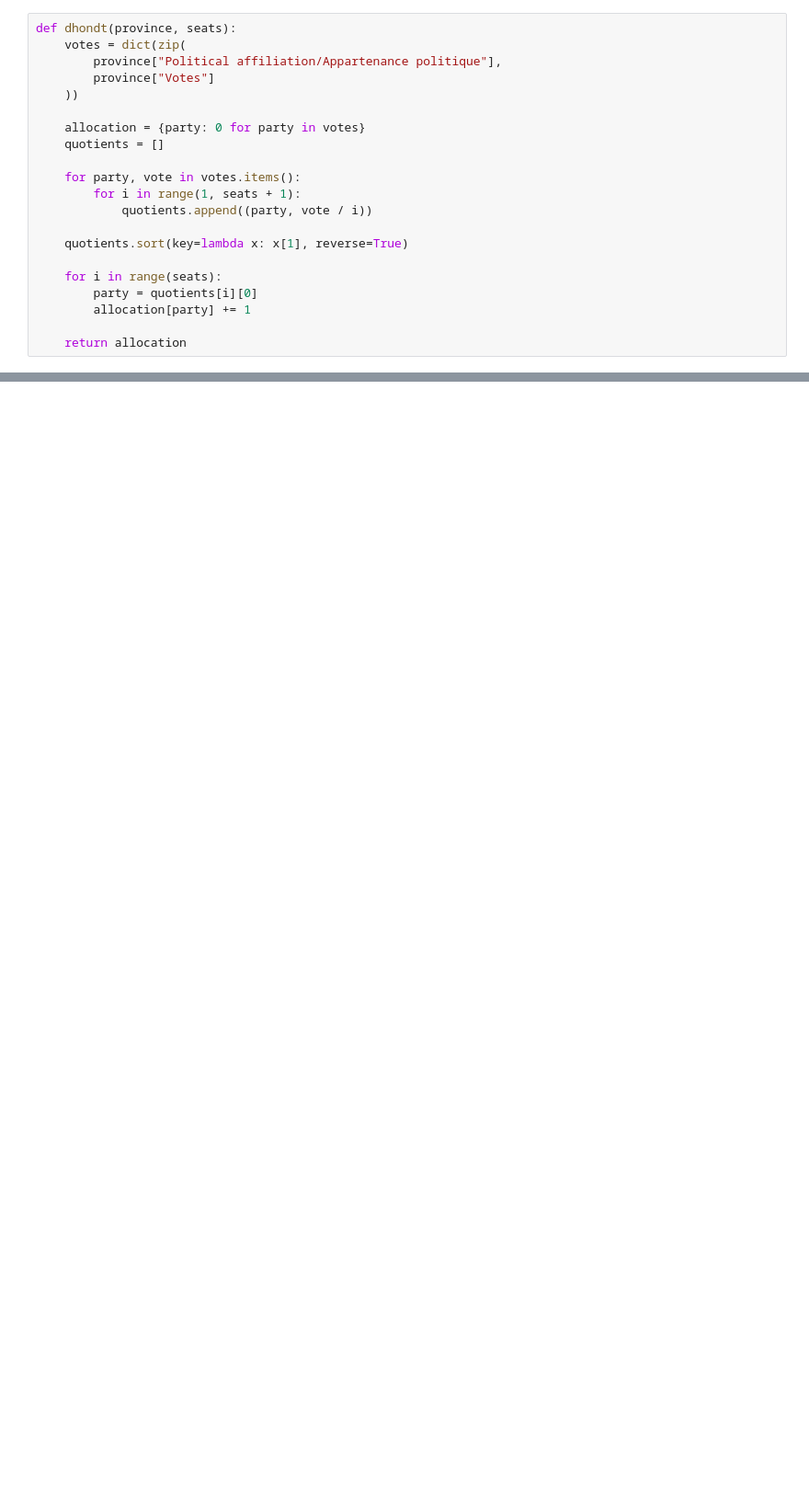
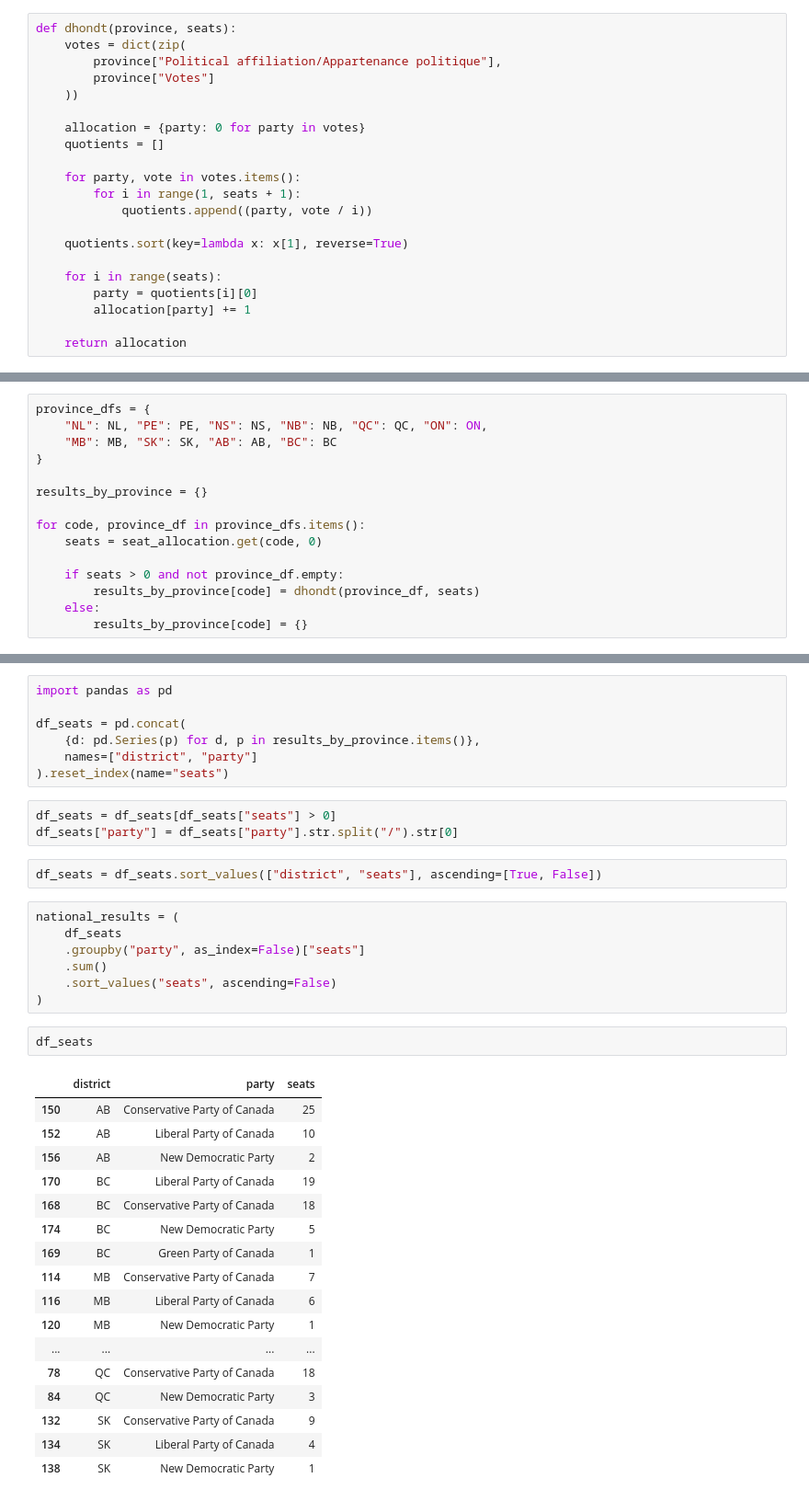
Before and after one commit to nervoustechie/canada-electoral-analysis, a Jupyter notebook: ElectoralAnalysis.ipynb, the cells around one changed output, grey strips where cells are left out. Shown at 92% size. Drawn from its saved outputs; the diff is of its cells as text; blank space fills up the shorter version.

```diff
--- a/ElectoralAnalysis.ipynb
+++ b/ElectoralAnalysis.ipynb
@@ -130,0 +107,15 @@ print(on)
+# %%
+province_dfs = {
+    "NL": NL, "PE": PE, "NS": NS, "NB": NB, "QC": QC, "ON": ON,
+    "MB": MB, "SK": SK, "AB": AB, "BC": BC
+}
+
+results_by_province = {}
+
+for code, province_df in province_dfs.items():
+    seats = seat_allocation.get(code, 0)
+
+    if seats > 0 and not province_df.empty:
+        results_by_province[code] = dhondt(province_df, seats)
+    else:
+        results_by_province[code] = {}
@@ -130,0 +142,39 @@ print(on)
+# %%
+import pandas as pd
+
+df_seats = pd.concat(
+    {d: pd.Series(p) for d, p in results_by_province.items()},
+    names=["district", "party"]
+).reset_index(name="seats")
+# %%
+df_seats = df_seats[df_seats["seats"] > 0]
+df_seats["party"] = df_seats["party"].str.split("/").str[0]
+# %%
+df_seats = df_seats.sort_values(["district", "seats"], ascending=[True, False])
+# %%
+national_results = (
+    df_seats
+    .groupby("party", as_index=False)["seats"]
+    .sum()
+    .sort_values("seats", ascending=False)
+)
+# %%
+df_seats
+# %% [output]
+|  | district | party | seats |
+| 150 | AB | Conservative Party of Canada | 25 |
+| 152 | AB | Liberal Party of Canada | 10 |
+| 156 | AB | New Democratic Party | 2 |
+| 170 | BC | Liberal Party of Canada | 19 |
+| 168 | BC | Conservative Party of Canada | 18 |
+| 174 | BC | New Democratic Party | 5 |
+| 169 | BC | Green Party of Canada | 1 |
+| 114 | MB | Conservative Party of Canada | 7 |
+| 116 | MB | Liberal Party of Canada | 6 |
+| 120 | MB | New Democratic Party | 1 |
+| ... | ... | ... | ... |
+| 78 | QC | Conservative Party of Canada | 18 |
+| 84 | QC | New Democratic Party | 3 |
+| 132 | SK | Conservative Party of Canada | 9 |
+| 134 | SK | Liberal Party of Canada | 4 |
+| 138 | SK | New Democratic Party | 1 |
```
Also changed, not shown: parts of 9 cells of this notebook, 1 other file.
